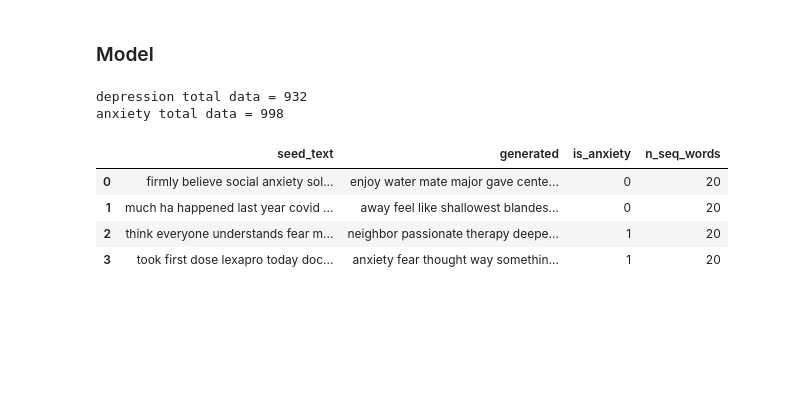
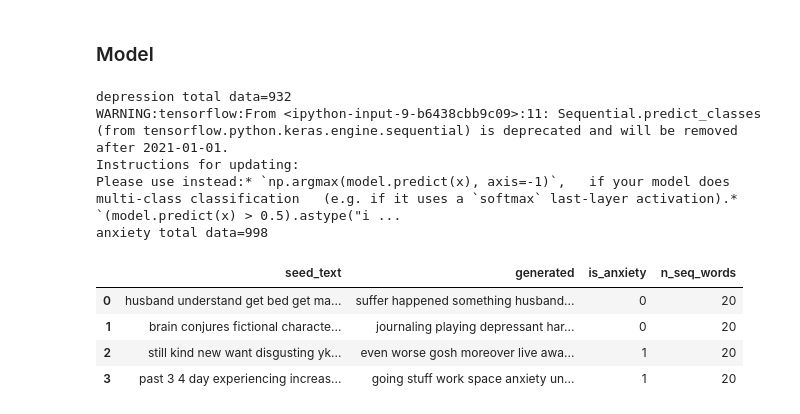
Before and after one commit to yegmor/NLPProject, a Jupyter notebook: code/5_language-model.ipynb, the cells around one changed output. Drawn from its saved outputs; the diff is of its cells as text; code cells hidden in the pictures; blank space fills up the shorter version.

```diff
--- a/code/5_language-model.ipynb
+++ b/code/5_language-model.ipynb
@@ -227,30 +220,48 @@ EPOCHS = 100
 BATCH = 128
 n_seq_words = 20
 exp_count = 2
+summary = True
+save = False
+load_bool = True
+truncation_length = 50
 
 labels = {'depression': 0, 'anxiety': 1}
 results = []
 
 for label_str, label_int in labels.items():
+    # ------------------------------ PREPARE MODEL -----------------------------------
     data = model_data[model_data["is_anxiety"] == label_int][data_column]
-#     model = language_model(label_str, data, n_seq_words, EPOCHS, BATCH)
 
-    print(label_str, "total data =", len(data))
+    msg = "{} total data={}".format(label_str, len(data))
+    logging.info(msg)
+    print(msg)
 
     model_path = '../models/{}.language_model.h5'.format(label_str)
     tokenizer_path = '../models/{}.language_model.tokenizer.pkl'.format(label_str)
-    model = load_model(model_path)
-    tokenizer = load(open(tokenizer_path, 'rb'))
+    processed_data_path = '../data/{}.language_model.processed_data.txt'.format(label_str)
 
+    if save:
+        model, history = language_model(label_str, data, n_seq_words, model_path, tokenizer_path, processed_data_path, EPOCHS, BATCH, summary)
+        model.save(model_path)
+        dump(tokenizer, open(tokenizer_path, 'wb'))
+
+    if load_bool:
+        model = load_model(model_path)
+        tokenizer = load(open(tokenizer_path, 'rb'))
+
+
+    # ------------------------------ GENERATE EXAMPLE -----------------------------------
+    logging.info("Generating examples-> label={}, n_seq_words={}".format(label_str, n_seq_words))
 
     for i in range(exp_count):
         seed_text = data[randint(data.index[0], data.index[-1]+1)]
+        while seed_text == "emptypost":
+            seed_text = data[randint(data.index[0], data.index[-1]+1)]
+#         print("seed_text\n", seed_text + '\n')
+        seed_text = seed_text[:truncation_length]
 
-#         print("seed_text\n", seed_text + '\n')
-
-#         generated = generate_seq(model, tokenizer, seq_length, seed_text, 50)
         generated = generate_seq(model, tokenizer, n_seq_words, seed_text, n_seq_words)
-#         print("i exp:", generated)
+#         print("generated", generated)
 
         model_results = {}
         model_results["seed_text"] = seed_text
@@ -258,16 +269,23 @@ for label_str, label_int in labels.items():
         model_results["is_anxiety"] = label_int
         model_results["n_seq_words"] = n_seq_words
         results.append(model_results)
-
-pd.set_option("display.max_colwidth", 1000)
-results = pd.DataFrame(results)
-results
 # %% [output]
-depression total data = 932
-anxiety total data = 998
+depression total data=932
+WARNING:tensorflow:From <ipython-input-9-b6438cbb9c09>:11: Sequential.predict_classes (from tensorflow.python.keras.engine.sequential) is deprecated and will be removed after 2021-01-01.
+Instructions for updating:
+Please use instead:* `np.argmax(model.predict(x), axis=-1)`,   if your model does multi-class classification   (e.g. if it uses a `softmax` last-layer activation).* `(model.predict(x) > 0.5).astype("i ...
+anxiety total data=998
-|  | seed_text | generated | is_anxiety | n_seq_words |
-| 0 | firmly believe social anxiety sol... | enjoy water mate major gave cente... | 0 | 20 |
-| 1 | much ha happened last year covid ... | away feel like shallowest blandes... | 0 | 20 |
-| 2 | think everyone understands fear m... | neighbor passionate therapy deepe... | 1 | 20 |
-| 3 | took first dose lexapro today doc... | anxiety fear thought way somethin... | 1 | 20 |
+# %%
+# pd.reset_option("max_colwidth")
+pd.set_option("display.max_colwidth", 1000)
+pd.set_option('display.max_columns', None)
+pd.set_option('display.max_rows', None)
+results = pd.DataFrame(results)
+results
+# %% [output]
+|  | seed_text | generated | is_anxiety | n_seq_words |
+| 0 | husband understand get bed get ma... | suffer happened something husband... | 0 | 20 |
+| 1 | brain conjures fictional characte... | journaling playing depressant har... | 0 | 20 |
+| 2 | still kind new want disgusting yk... | even worse gosh moreover live awa... | 1 | 20 |
+| 3 | past 3 4 day experiencing increas... | going stuff work space anxiety un... | 1 | 20 |
 # %%
```
Also changed, not shown: parts of 9 cells of this notebook, 16 other files.
